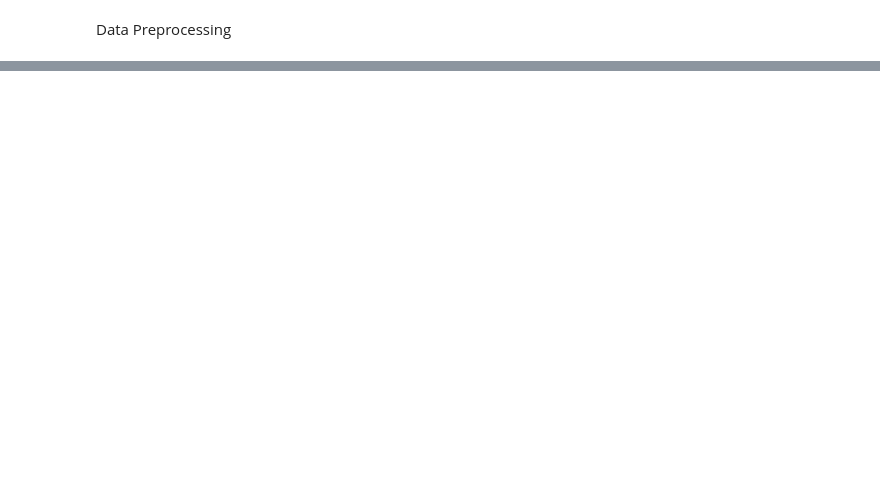
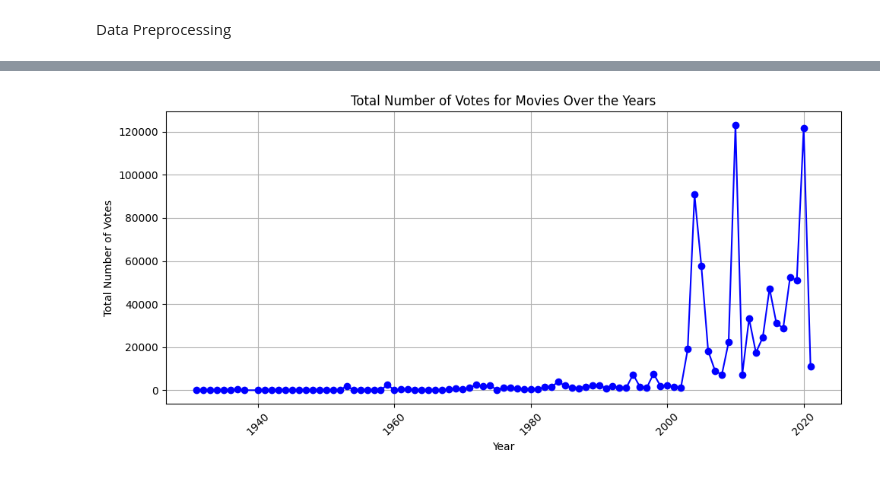
Before and after one commit to Deepak-B-G/CODSOFT, a Jupyter notebook: Task-02/Task-02.ipynb, the cells around one changed output, grey strips where cells are left out. Drawn from its saved outputs; the diff is of its cells as text; code cells hidden in the pictures; blank space fills up the shorter version.

```diff
--- a/Task-02/Task-02.ipynb
+++ b/Task-02/Task-02.ipynb
@@ -63,0 +110,20 @@ AttributeError: Can only use .str accessor with string values!
+# %%
+# Handling the null values
+movies_df.dropna(subset=['Name', 'Year', 'Duration', 'Rating', 'Votes', 'Director', 'Actor 1', 'Actor 2', 'Actor 3'], inplace=True)
+
+#Extracting only the text part from the Name column
+movies_df['Name'] = movies_df['Name'].str.extract('([A-Za-z\s\'\-]+)')
+
+# Replacing the brackets from year column as observed above
+movies_df['Year'] = movies_df['Year'].str.replace(r'[()]', '', regex=True).astype(int)
+
+# Convert 'Duration' to numeric and replacing the min, while keeping only numerical part
+movies_df['Duration'] = pd.to_numeric(movies_df['Duration'].str.replace(r' min', '', regex=True), errors='coerce')
+
+# Splitting the genre by , to keep only unique genres and replacing the null values with mode
+movies_df['Genre'] = movies_df['Genre'].str.split(', ')
+movies_df = movies_df.explode('Genre')
+movies_df['Genre'].fillna(movies_df['Genre'].mode()[0], inplace=True)
+
+# Convert 'Votes' to numeric and replace the , to keep only numerical part
+movies_df['Votes'] = pd.to_numeric(movies_df['Votes'].str.replace(',', ''), errors='coerce')
@@ -63,0 +255,15 @@ AttributeError: Can only use .str accessor with string values!
+# %%
+votes_yearwise = movies_df.groupby('Year')['Votes'].sum()
+
+# Plot the line graph
+plt.figure(figsize=(10, 5))
+plt.plot(votes_yearwise.index, votes_yearwise.values, marker='o', color='b', linestyle='-')
+plt.xlabel('Year')
+plt.ylabel('Total Number of Votes')
+plt.title('Total Number of Votes for Movies Over the Years')
+plt.grid(True)
+plt.xticks(rotation=45)
+plt.tight_layout()
+plt.show()
+# %% [output]
+[figure, added]
```
Also changed, not shown: parts of 34 cells of this notebook, 1 other file.
